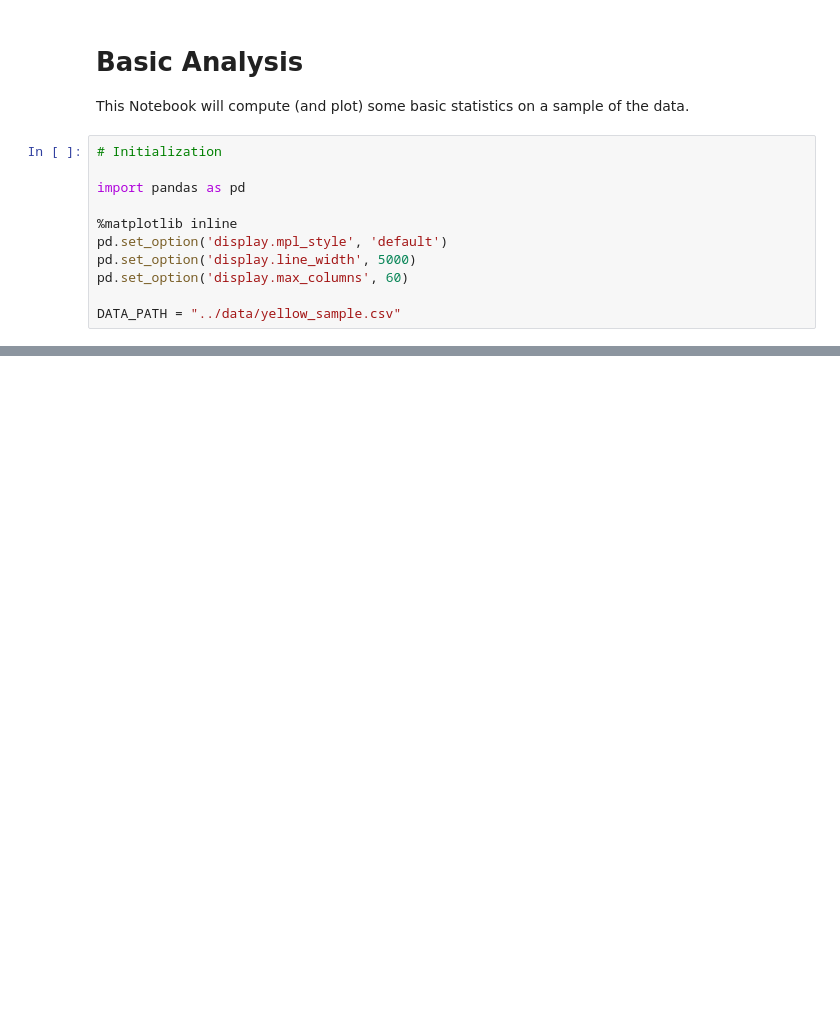
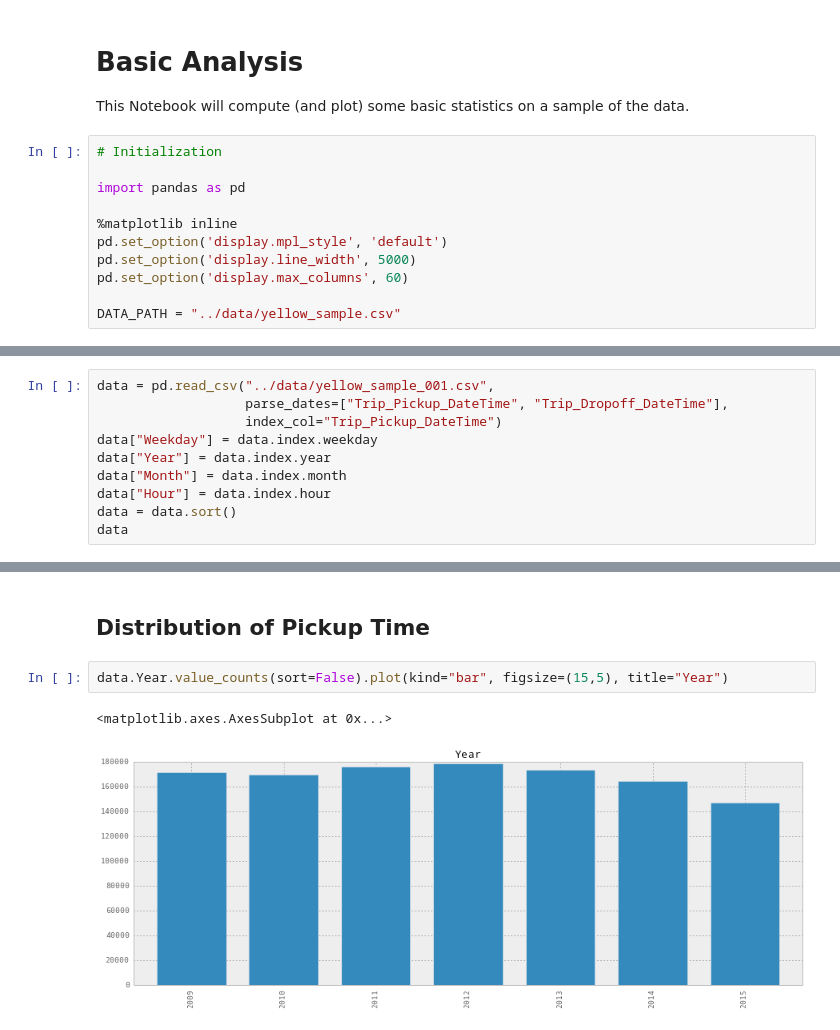
Before and after one commit to georgwiese/MMDS-sose16, a Jupyter notebook: notebooks/yellow_statistics.ipynb, the cells around one changed output, grey strips where cells are left out. Cells and saved outputs as stored; diff of their text form; blank space fills up the shorter version.

Commit message:
Improve Yellow Taxi Notebook

```diff
--- a/notebooks/yellow_statistics.ipynb
+++ b/notebooks/yellow_statistics.ipynb
@@ -38,0 +17,10 @@ data
+# %%
+data = pd.read_csv("../data/yellow_sample_001.csv",
+                   parse_dates=["Trip_Pickup_DateTime", "Trip_Dropoff_DateTime"],
+                   index_col="Trip_Pickup_DateTime")
+data["Weekday"] = data.index.weekday
+data["Year"] = data.index.year
+data["Month"] = data.index.month
+data["Hour"] = data.index.hour
+data = data.sort()
+data
@@ -38,0 +47,7 @@ data
+# %% [markdown]
+## Distribution of Pickup Time
+# %%
+data.Year.value_counts(sort=False).plot(kind="bar", figsize=(15,5), title="Year")
+# %% [output]
+<matplotlib.axes.AxesSubplot at 0x...>
+[figure, added]
```
Also changed, not shown: parts of 16 cells of this notebook.
